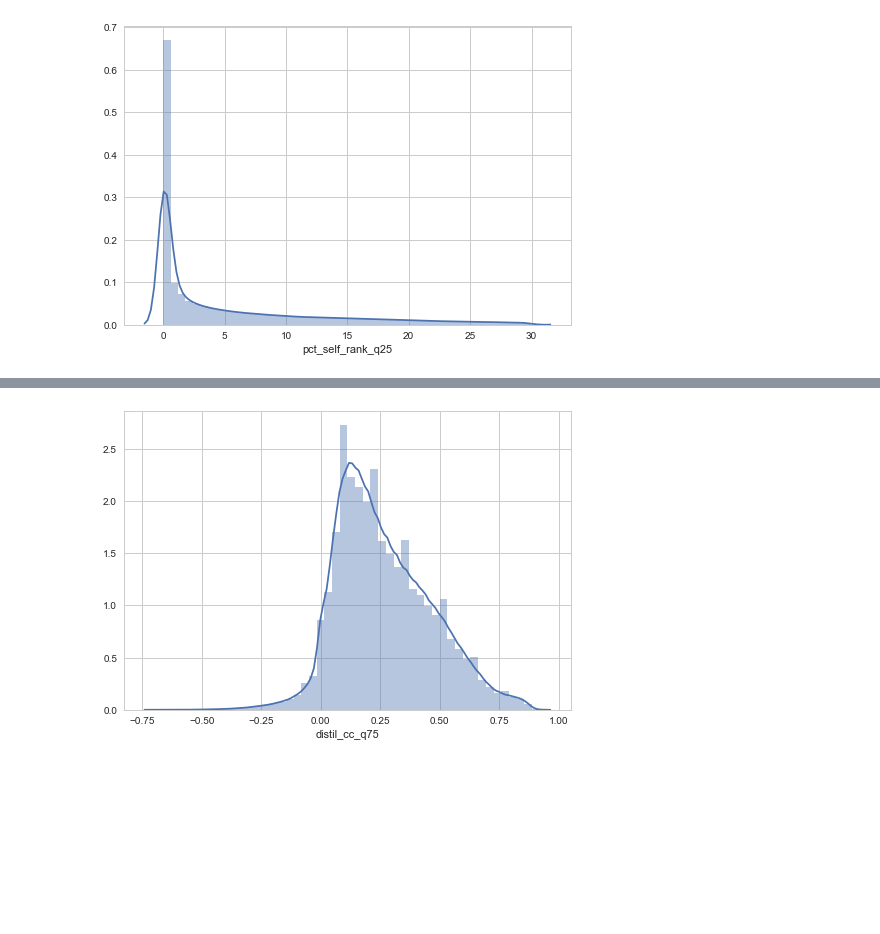
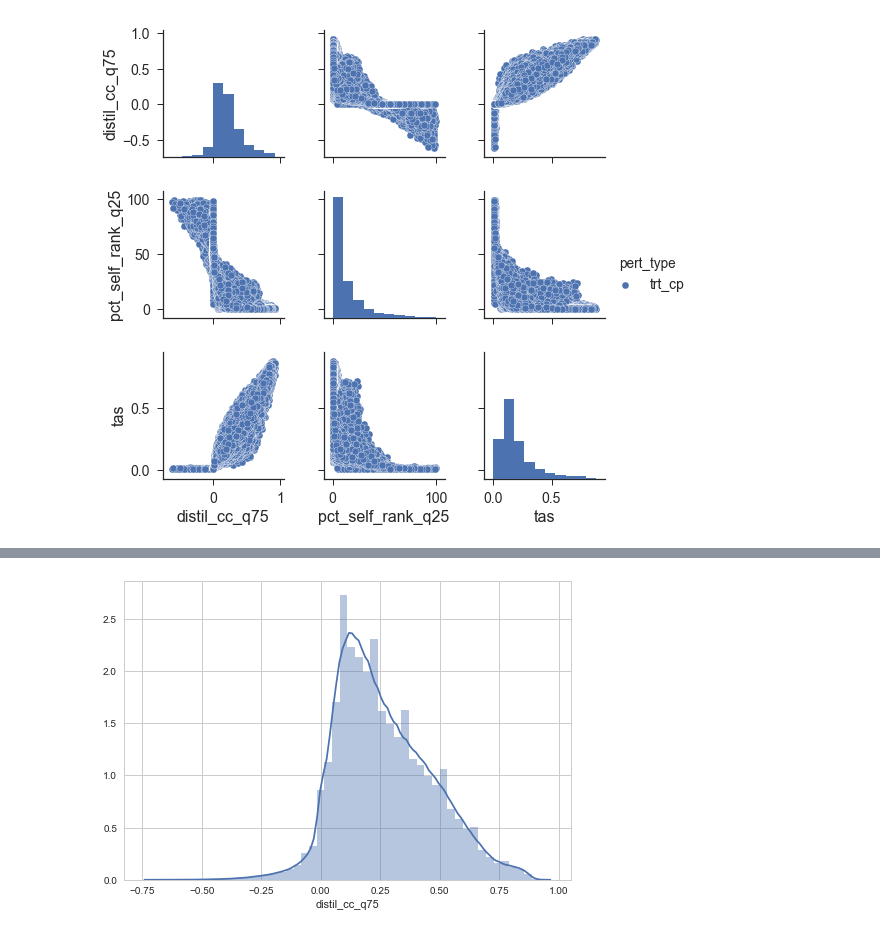
Before and after one commit to npabon/LINCS_target_prediction, a Jupyter notebook: LINCS_data_exploration.ipynb, the cells around one changed output, grey strips where cells are left out. Saved outputs shown, nothing was run; the diff lists cells and outputs as text; code cells hidden in the pictures; blank space fills up the shorter version.

```diff
--- a/LINCS_data_exploration.ipynb
+++ b/LINCS_data_exploration.ipynb
@@ -146,12 +108,14 @@ Due to redundancy in the LINCS dataset, we can ignore a lot of the low-quality d
 # %%
-# n = 591697
-all_sig_info = pd.concat([sig_info, sig_metrics[['distil_cc_q75', 'pct_self_rank_q25', 'tas']]], axis=1)
-all_sig_info.to_csv('checkpoint_files/all_sig_info.csv')
+# get all relevant signature quality info into one dataframe
+all_sig_info = pd.concat([sig_info.pert_type, sig_metrics[['distil_cc_q75', 'pct_self_rank_q25', 'tas']]], axis=1)
 
-pct_self_rank_sigs = all_sig_info[(all_sig_info.pct_self_rank_q25 > -1) &
-                                  (all_sig_info.pct_self_rank_q25 < 30)
-                                 ]
-sns.distplot(pct_self_rank_sigs.pct_self_rank_q25);
-plt.show()
+# remove samples with missing or spurious data
+sig_quality_info = all_sig_info[(all_sig_info.distil_cc_q75 > -1)
+                                & (all_sig_info.pct_self_rank_q25 > -1)]
-# %% [output]
-[figure, removed]
+# %%
+# compound treatment experiments
+cpd_sig_quality_info = sig_quality_info[sig_quality_info.pert_type == 'trt_cp']
+sns.pairplot(cpd_sig_quality_info, hue='pert_type')
+plt.show()
+# %% [output]
+[figure, added]
```
Also changed, not shown: parts of 25 cells of this notebook, 1 other file.
